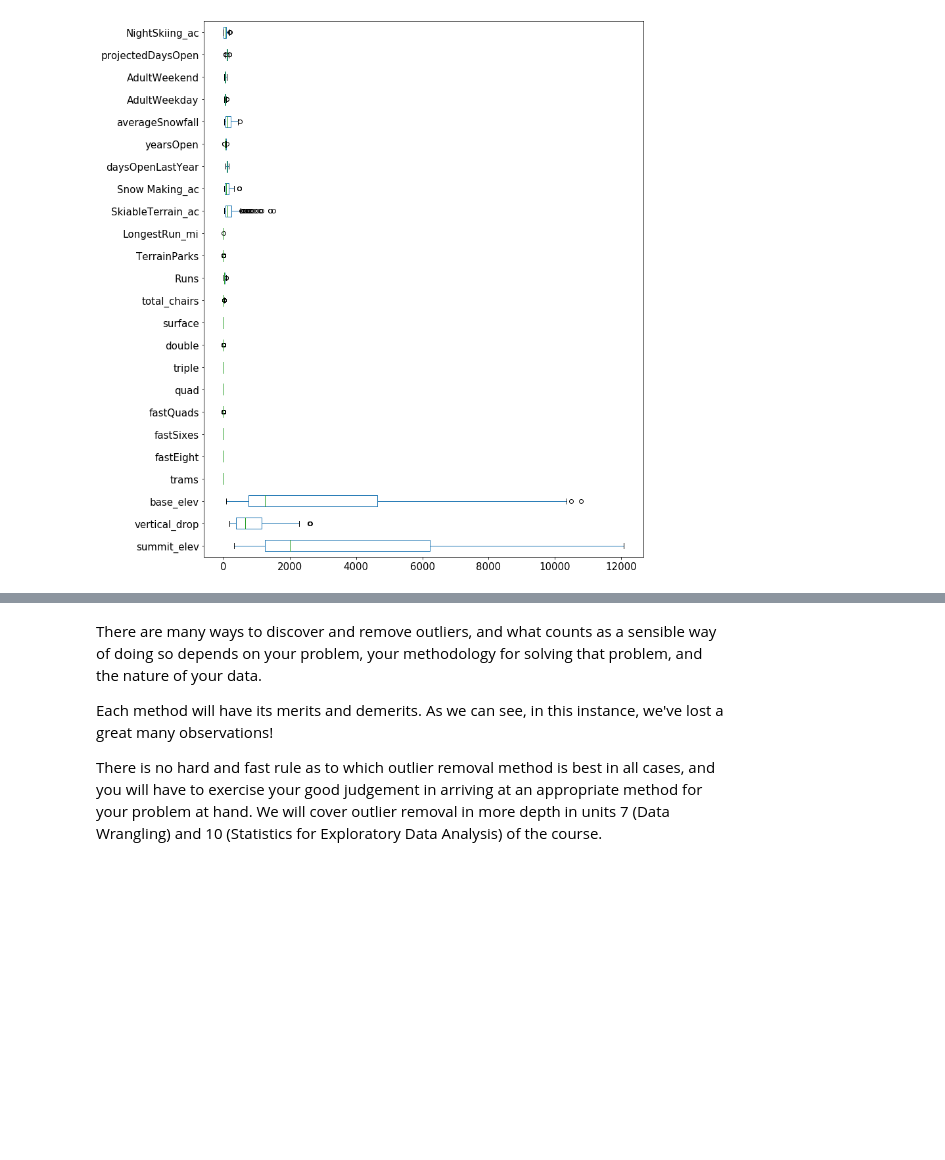
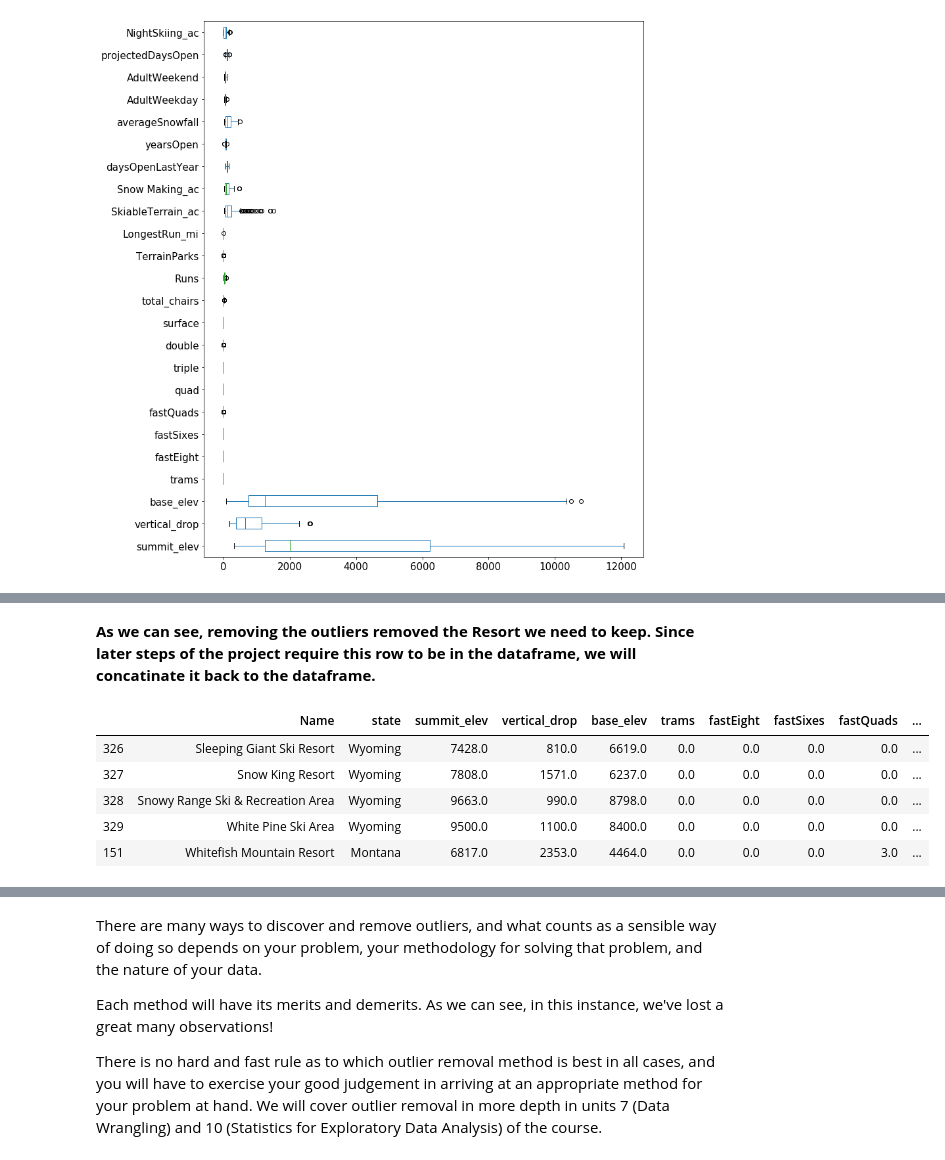
Before and after one commit to samdomeier/Springboard-projects, a Jupyter notebook: Guided Capstone/Notebook_stepthree.ipynb, the cells around one changed output, grey strips where cells are left out. Cells and saved outputs as stored; diff of their text form; code cells hidden in the pictures; blank space fills up the shorter version.

```diff
--- a/Guided Capstone/Notebook_stepthree.ipynb
+++ b/Guided Capstone/Notebook_stepthree.ipynb
@@ -225,0 +253,2 @@ plt.show()
+# %% [markdown]
+**As we can see, removing the outliers removed the Resort we need to keep. Since later steps of the project require this row to be in the dataframe, we will concatinate it back to the dataframe.**
@@ -226,3 +267,13 @@ plt.show()
+# %%
+dfno = pd.concat([dfno, dfwmr], axis=0)
+dfno.tail()
+# %% [output]
+|  | Name | state | summit_elev | vertical_drop | base_elev | trams | fastEight | fastSixes | fastQuads | ... |
+| 326 | Sleeping Giant Ski Resort | Wyoming | 7428.0 | 810.0 | 6619.0 | 0.0 | 0.0 | 0.0 | 0.0 | ... |
+| 327 | Snow King Resort | Wyoming | 7808.0 | 1571.0 | 6237.0 | 0.0 | 0.0 | 0.0 | 0.0 | ... |
+| 328 | Snowy Range Ski & Recreation Area | Wyoming | 9663.0 | 990.0 | 8798.0 | 0.0 | 0.0 | 0.0 | 0.0 | ... |
+| 329 | White Pine Ski Area | Wyoming | 9500.0 | 1100.0 | 8400.0 | 0.0 | 0.0 | 0.0 | 0.0 | ... |
+| 151 | Whitefish Mountain Resort | Montana | 6817.0 | 2353.0 | 4464.0 | 0.0 | 0.0 | 0.0 | 3.0 | ... |
 # %%
 # Print the shapes of our dataframes df and dfno to compare the number of observations in each.
 print(f'The shape of df is: {df.shape} \nThe shape of dfno is: {dfno.shape}')
```
Also changed, not shown: parts of 31 cells of this notebook.
